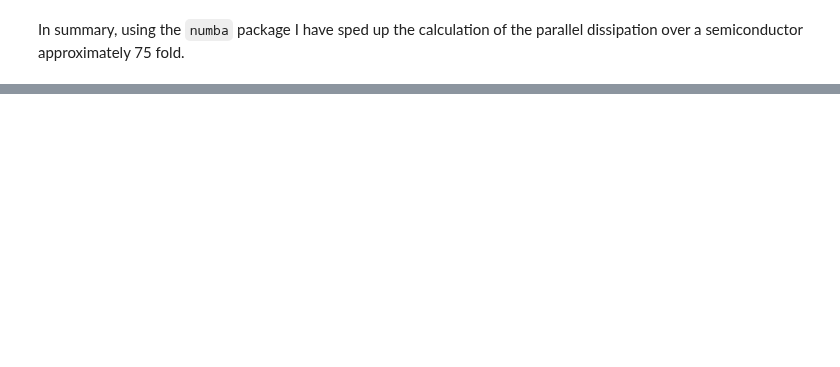
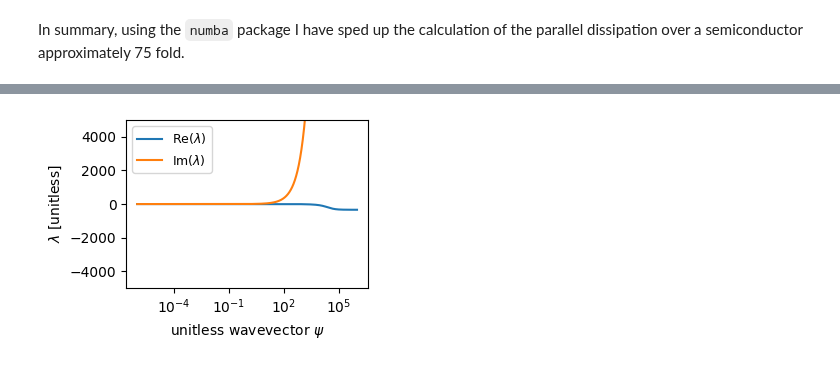
Before and after one commit to Marohn-Group/dissipationtheory, a Jupyter notebook: development/dissipation-theory--Study-5.ipynb, the cells around one changed output, grey strips where cells are left out. Cells and saved outputs as stored; diff of their text form; code cells hidden in the pictures; blank space fills up the shorter version.

```diff
--- a/development/dissipation-theory--Study-5.ipynb
+++ b/development/dissipation-theory--Study-5.ipynb
@@ -791,0 +840,26 @@ In summary, using the `numba` package I have sped up the calculation of the para
+# %%
+r1 = sample2_jit.Ld**2 / (sample2_jit.epsilon_s * sample2_jit.LD**2)
+r2 = sample2_jit.z_r**2 / (sample2_jit.epsilon_s * sample2_jit.LD**2)
+r3 = sample2_jit.z_r**2 / sample2_jit.Ld**2
+
+lambduh_ = np.zeros_like(psi_, dtype=complex)
+zeta_ = np.zeros_like(psi_, dtype=complex)
+for index, psi__ in enumerate(psi_):
+    lambduh_[index] = complex(0,1) * r1 * psi__ / np.sqrt(psi__**2 + r2 + complex(0,1) * r3)
+    zeta_[index] = (sample2_jit.epsilon_s - 1 + lambduh_[index])/(sample2_jit.epsilon_s + 1 - lambduh_[index])
+# %%
+plt.figure(figsize=(3.50, 2.50))
+plt.semilogx(psi_, lambduh_.real, label='Re($\lambda$)')
+plt.semilogx(psi_, lambduh_.imag, label='Im($\lambda$)')
+plt.ylim([-5000, 5000])
+plt.legend(fontsize=9)
+plt.xlabel('unitless wavevector $\psi$')
+plt.ylabel('$\lambda$ [unitless]')
+plt.tight_layout()
+
+plt.savefig(THIS + '--Fig-3b', dpi=300)
+plt.savefig(THIS + '--Fig-3b.pdf')
+
+plt.show()
+# %% [output]
+[figure, added]
```
Also changed, not shown: parts of 27 cells of this notebook, 15 other files.
